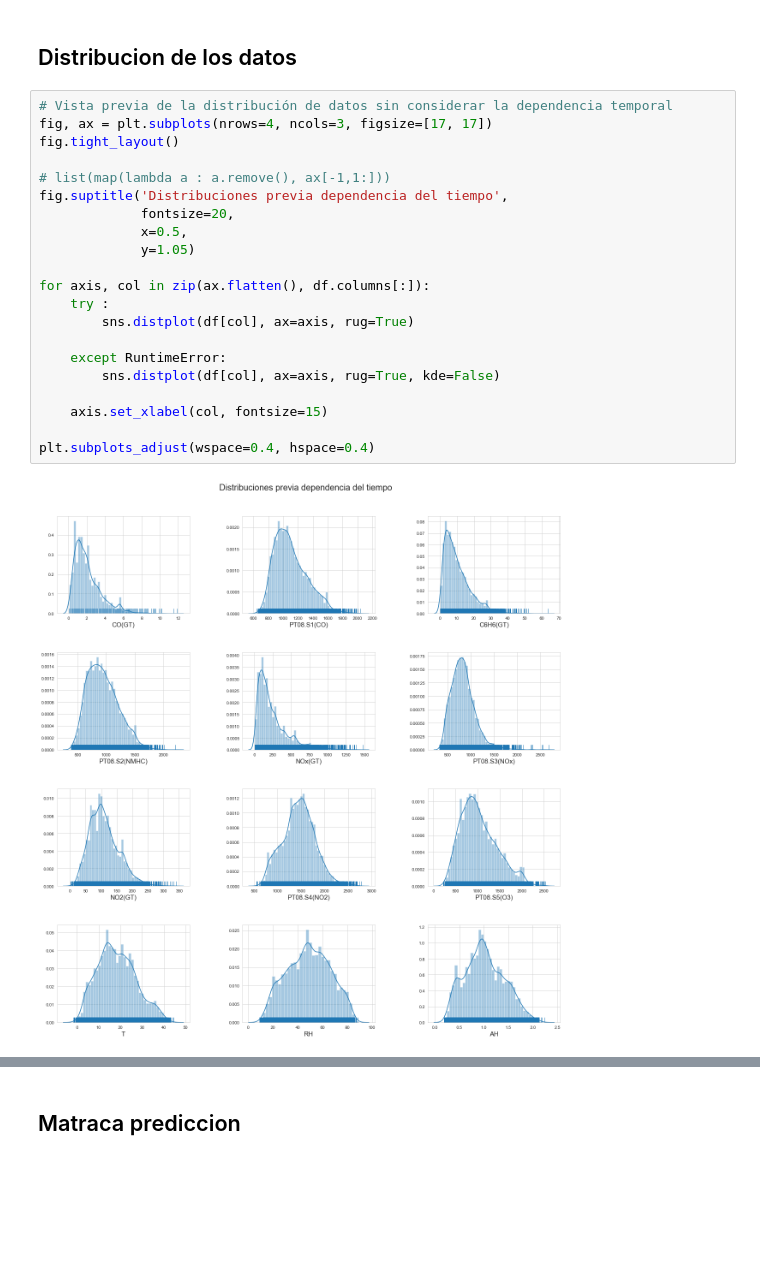
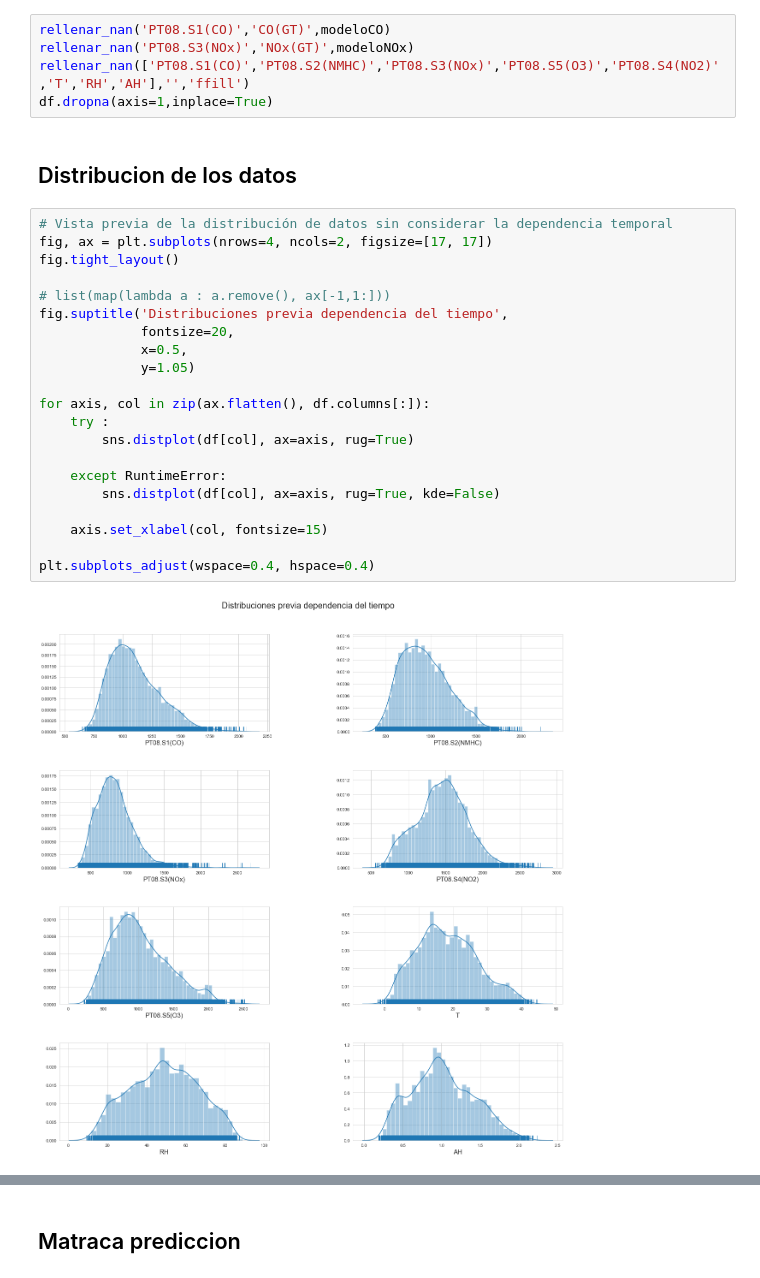
Before and after one commit to Bhernandez-dot/Air_Quality_Forecasting, a Jupyter notebook: proyecto.ipynb, the cells around one changed output, grey strips where cells are left out. Saved outputs shown, nothing was run; the diff lists cells and outputs as text; blank space fills up the shorter version.

```diff
--- a/proyecto.ipynb
+++ b/proyecto.ipynb
@@ -165,25 +173,30 @@ plot_fit('NOx(GT)','PT08.S3(NOx)',modeloNOx)
+# %%
+rellenar_nan('PT08.S1(CO)','CO(GT)',modeloCO)
+rellenar_nan('PT08.S3(NOx)','NOx(GT)',modeloNOx)
+rellenar_nan(['PT08.S1(CO)','PT08.S2(NMHC)','PT08.S3(NOx)','PT08.S5(O3)','PT08.S4(NO2)','T','RH','AH'],'','ffill')
+df.dropna(axis=1,inplace=True)
 # %% [markdown]
 ## Distribucion de los datos
 # %%
 # Vista previa de la distribución de datos sin considerar la dependencia temporal
-fig, ax = plt.subplots(nrows=4, ncols=3, figsize=[17, 17])
+fig, ax = plt.subplots(nrows=4, ncols=2, figsize=[17, 17])
 fig.tight_layout()
 
 # list(map(lambda a : a.remove(), ax[-1,1:]))
 fig.suptitle('Distribuciones previa dependencia del tiempo',
              fontsize=20,
              x=0.5,
              y=1.05)
 
 for axis, col in zip(ax.flatten(), df.columns[:]):
     try :
         sns.distplot(df[col], ax=axis, rug=True)
 
     except RuntimeError:
         sns.distplot(df[col], ax=axis, rug=True, kde=False)
 
     axis.set_xlabel(col, fontsize=15)
 
 plt.subplots_adjust(wspace=0.4, hspace=0.4)
 # %% [output]
-[figure, old version]
+[figure, new version]
```
Also changed, not shown: parts of 9 cells of this notebook.
